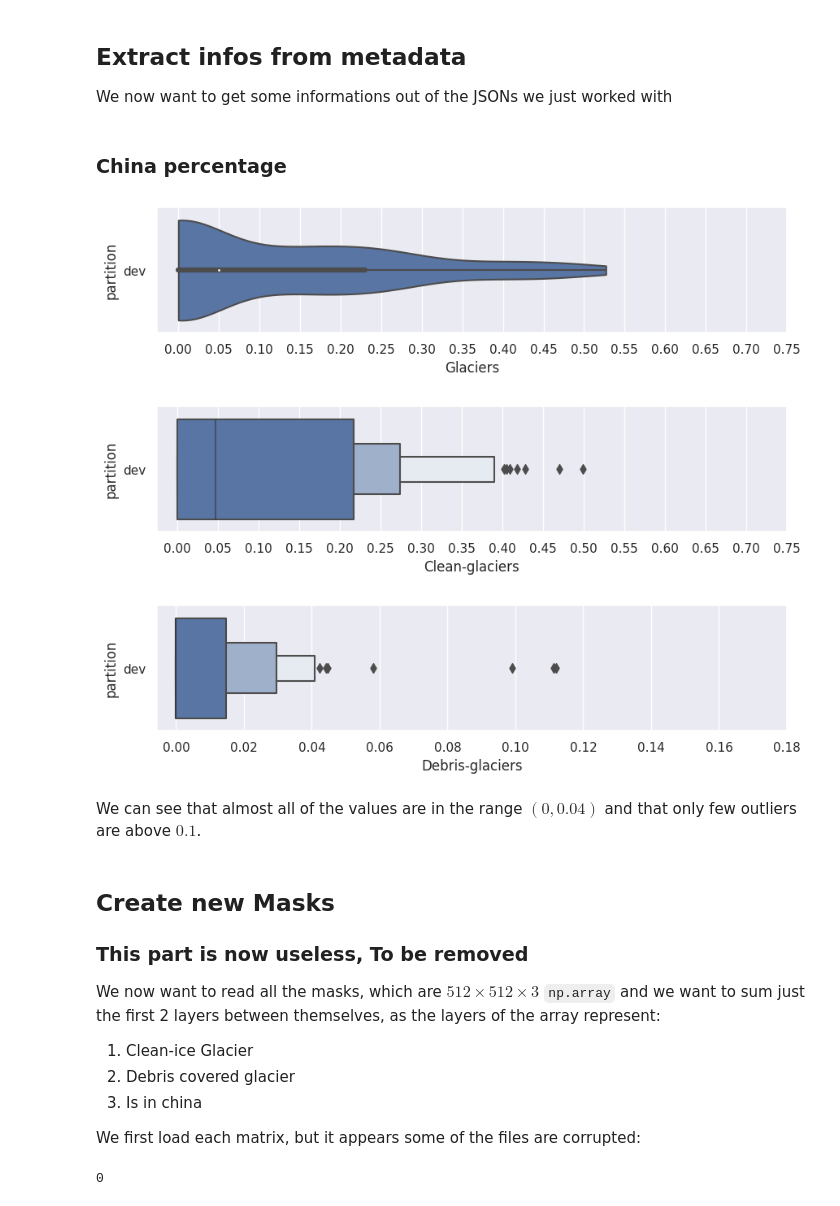
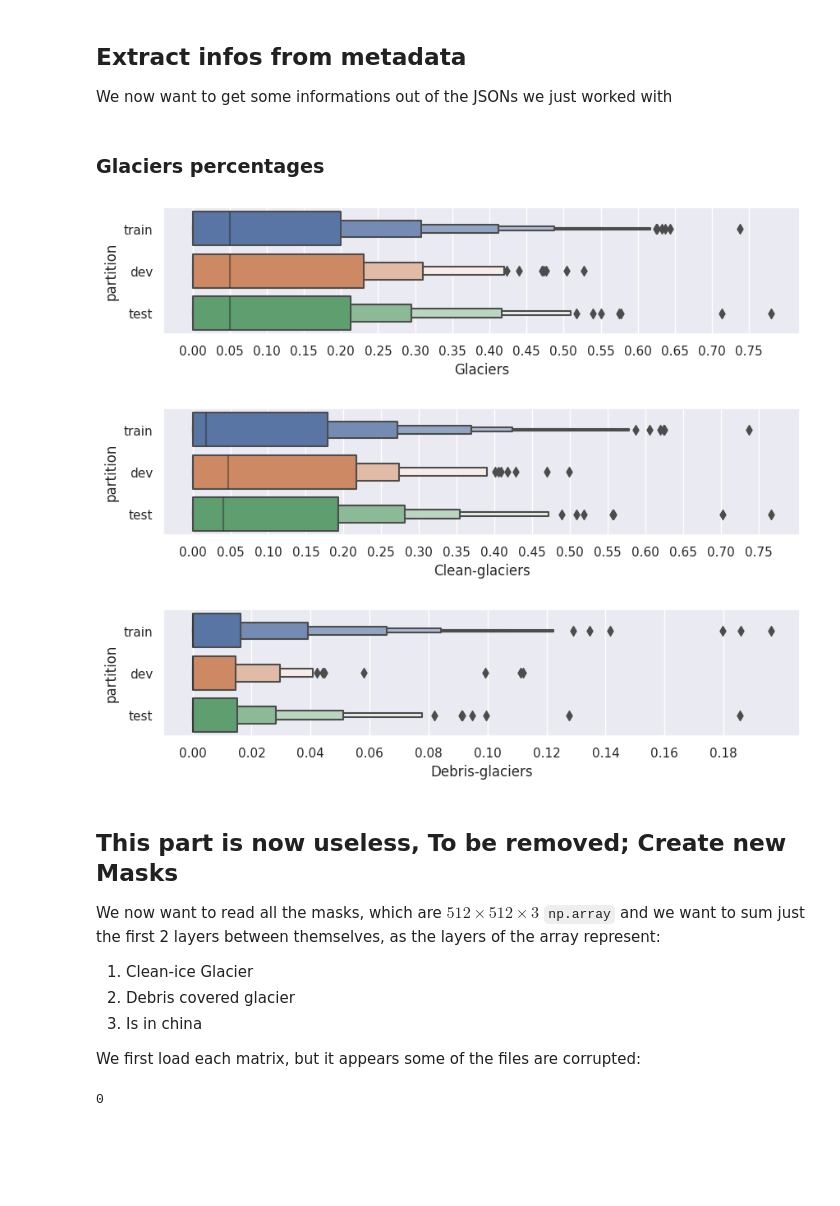
Before and after one commit to jonasbarth/fds-2022-final-project, a Jupyter notebook: preprocessing.ipynb, the cells around one changed output. Saved outputs shown, nothing was run; the diff lists cells and outputs as text; code cells hidden in the pictures; blank space fills up the shorter version.

Commit message:
Improved distribution plotting for channels
values are now between 0-255 for some reason

```diff
--- a/preprocessing.ipynb
+++ b/preprocessing.ipynb
@@ -149,39 +142,35 @@ pd.read_csv('dataset/metadata.csv', index_col=['src','slice_num']).head()
 ## Extract infos from metadata
 We now want to get some informations out of the JSONs we just worked with
 # %% [markdown]
-### China percentage
+### Glaciers percentages
 # %%
 import seaborn as sns
 import matplotlib.pyplot as plt
 %matplotlib inline
 sns.set_style('whitegrid')
 sns.set(rc={"figure.figsize":(10, 2)})
 
 metadata.rename(columns={'mask_mean_0':'glaciers', 'mask_mean_1':'clean_glaciers','mask_mean_2':'debris_glaciers'}, inplace=True)
-sns.violinplot(data=metadata, x='glaciers', y='partition', cut=0)
+sns.boxenplot(data=metadata, x='glaciers', y='partition')
 plt.xticks(np.arange(0,metadata.glaciers.max(), .05))
 plt.xlabel('Glaciers')
 plt.show()
 
 sns.boxenplot(data=metadata, x='clean_glaciers', y='partition')
 plt.xticks(np.arange(0,metadata.clean_glaciers.max(), .05))
 plt.xlabel('Clean-glaciers')
 plt.show()
 
 sns.boxenplot(data=metadata, x='debris_glaciers', y='partition')
 plt.xticks(np.arange(0,metadata.debris_glaciers.max(), .02))
 plt.xlabel('Debris-glaciers')
 plt.show()
 # %% [output]
-[figure, old version]
+[figure, new version]
-[figure, old version]
+[figure, new version]
-[figure, old version]
+[figure, new version]
-# %% [markdown]
-We can see that almost all of the values are in the range $(0, 0.04)$ and that only few outliers are above $0.1$.
 # %% [markdown]
-## Create new Masks
-
-### **This part is now useless**, To be removed
+## **This part is now useless**, To be removed; Create new Masks
 
 We now want to read all the masks, which are $512 \times 512 \times 3$ `np.array` and we want to sum just the first 2 layers between themselves, as the layers of the array represent:
 1. Clean-ice Glacier
```
Also changed, not shown: parts of 6 cells of this notebook, 1 other file.
